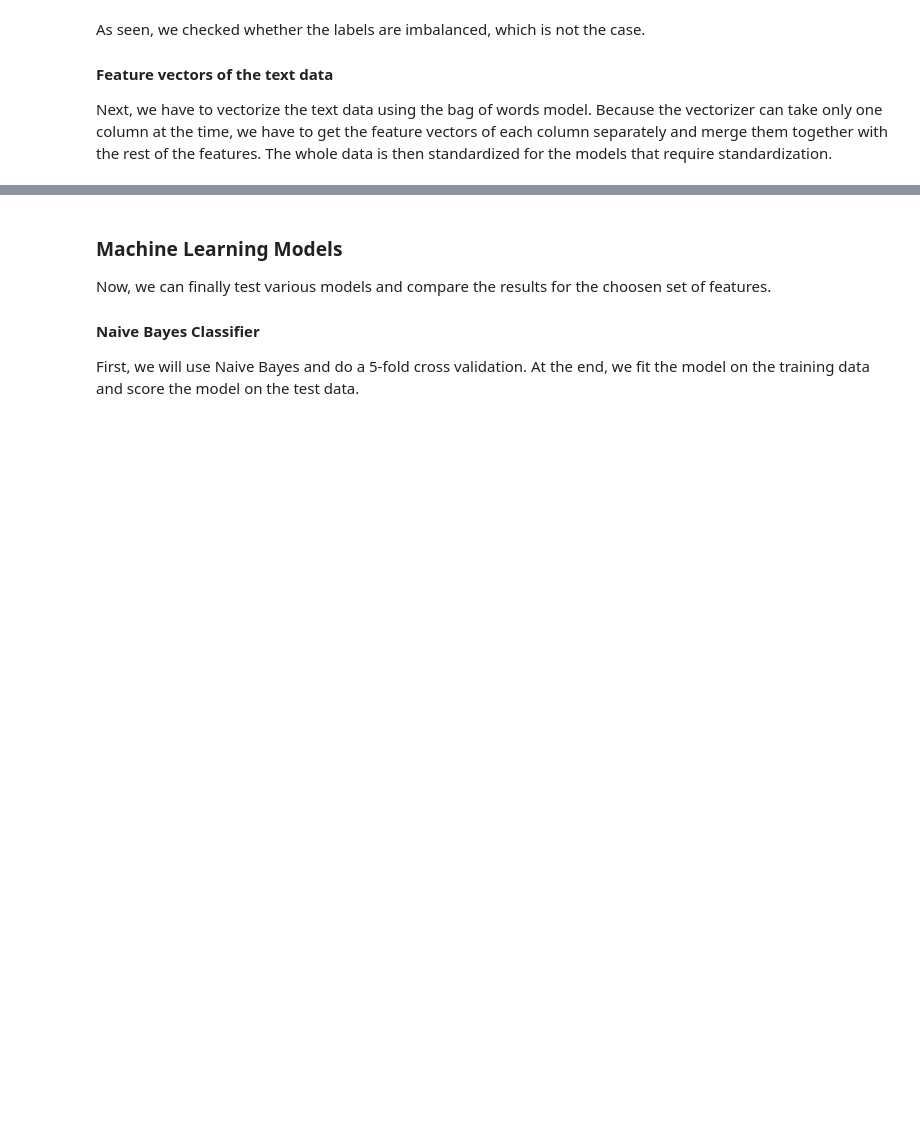
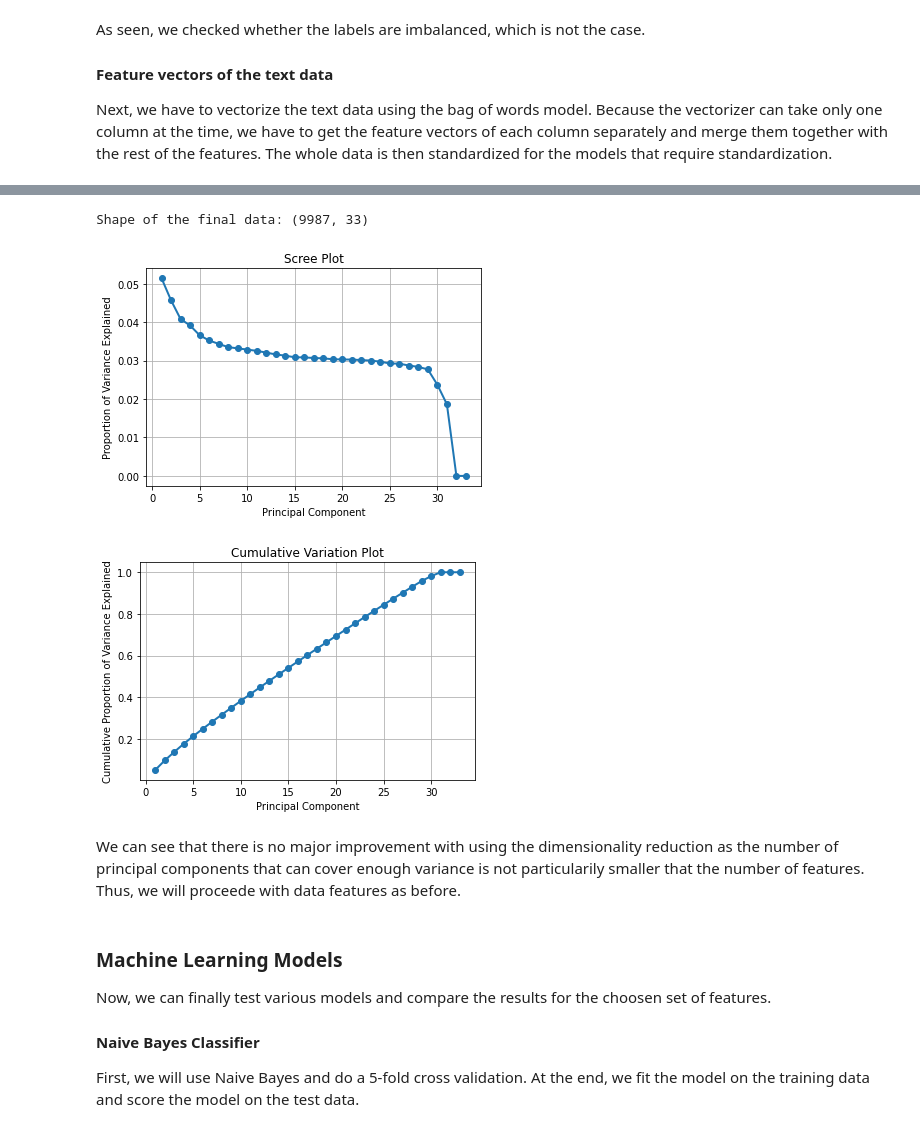
Before and after one commit to zele95/OKCupid_Date-a-Scientist_ML, a Jupyter notebook: date-a-scientist.ipynb, the cells around one changed output, grey strips where cells are left out. Drawn from its saved outputs; the diff is of its cells as text; code cells hidden in the pictures; blank space fills up the shorter version.

Commit message:
pca finalized

```diff
--- a/date-a-scientist.ipynb
+++ b/date-a-scientist.ipynb
@@ -222,14 +229,19 @@ Now, we can merge the processed text data with the rest of the features and deal
 # %%
 # add essay questions
-df = pd.concat([df,df_essay],axis = 1)
+df = pd.concat([df,df_essay_NLP],axis = 1)
 
 # check for missing data
 null_df = df.isnull().sum().sort_values(ascending=False).reset_index().rename(columns={'index':'feature', 0:'count'})
 null_df['percentage'] = null_df.apply(lambda row: row['count']/len(df)*100, axis=1)
 print(null_df)
 
+
 # delete all rows containing missing data
-df.dropna(inplace = True)
+df.dropna(inplace = True) # maybe delete only the ones with 2 or more missing features
+
+# group by diet, sex and other features and fill nans accordingly
+# dietNan = df.groupby(['diet',"smokes", "sex"])['diet'].count().to_frame()
+# df["diet"] = df["diet"].fillna(df.groupby(["sex"])["diet"].transform("mode"))
 # %% [output]
              feature  count  percentage
 0               diet  24395   40.694959
@@ -343,9 +348,13 @@ else:
 training_labels = y_train
 test_labels = y_test
 
-
 # Scale the feature data so it has mean = 0 and standard deviation = 1
 stdScaler = StandardScaler(with_mean=False)
 X_train_sc = stdScaler.fit(training_data)
 X_train_std = X_train_sc.transform(training_data)
 X_test_std = X_train_sc.transform(test_data)
+
+
+if essay_questions == False:
+    X_train_std = pd.DataFrame(X_train_std, columns = X_train.columns)
+    X_test_std = pd.DataFrame(X_test_std,  columns = X_train.columns)
@@ -352,3 +367,43 @@ X_test_std = X_train_sc.transform(test_data)
+# %%
+print(f'Shape of the final data: {X_train_std.shape}')
+
+if essay_questions:
+    n_comp = 100
+    pca = TruncatedSVD(n_comp)
+    Principal_components = pca.fit(X_train_std).components_
+    PC_values = np.arange(n_comp) + 1
+
+else:
+    pca = PCA()
+    Principal_components = pca.fit(X_train_std).components_
+    PC_values = np.arange(pca.n_components_) + 1
+
+
+# skree plot
+plt.plot(PC_values, pca.explained_variance_ratio_, 'o-', linewidth=2)
+plt.title('Scree Plot')
+plt.xlabel('Principal Component')
+plt.ylabel('Proportion of Variance Explained')
+plt.grid()
+plt.show()
+
+# print ("Proportion of Variance Explained : ", pca.explained_variance_ratio_)
+
+out_sum = np.cumsum(pca.explained_variance_ratio_)
+# print ("Cumulative Prop. Variance Explained: ", out_sum)
+
+plt.plot(PC_values, out_sum, 'o-', linewidth=2)
+plt.title('Cumulative Variation Plot')
+plt.xlabel('Principal Component')
+plt.ylabel('Cumulative Proportion of Variance Explained')
+plt.grid()
+plt.show()
+# %% [output]
+Shape of the final data: (9987, 33)
+[figure, added]
+[figure, added]
+# %% [markdown]
+We can see that there is no major improvement with using the dimensionality reduction as the number of principal components that can cover enough variance is not particularily smaller that the number of features. Thus, we will proceede with data features as before.
 # %% [markdown]
 ### **Machine Learning Models**
 
```
Also changed, not shown: parts of 18 cells of this notebook.
